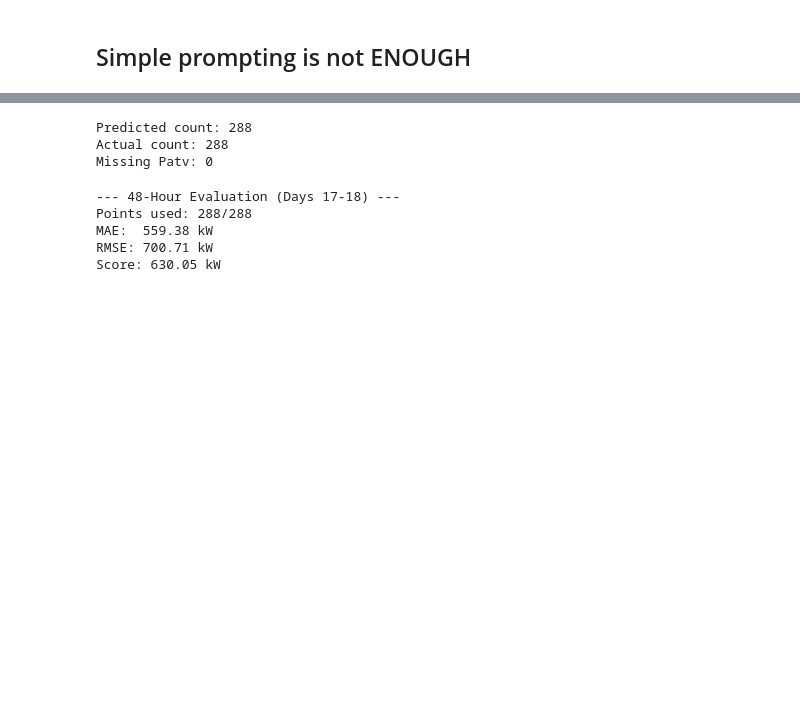
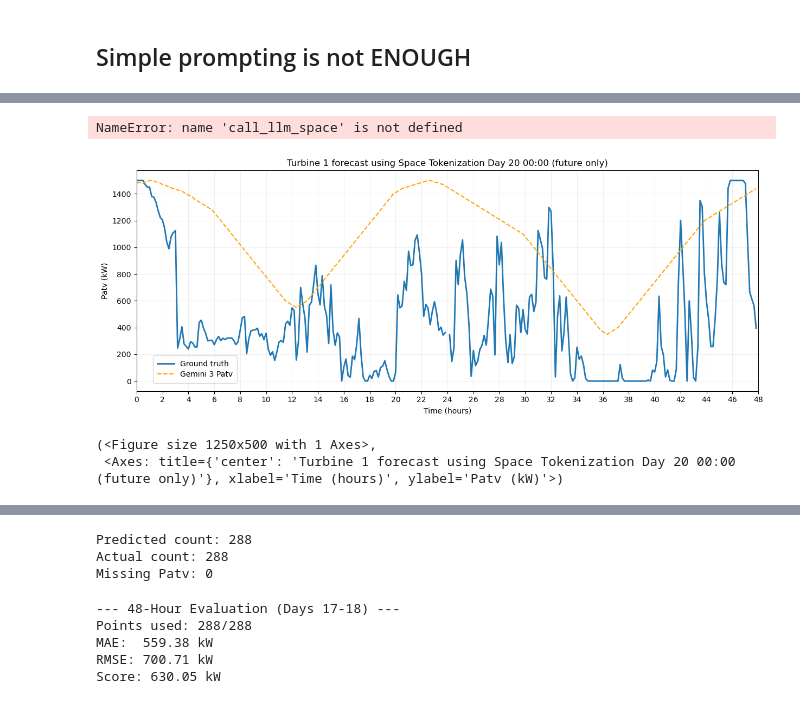
Before and after one commit to jettn/ece-285-team2, a Jupyter notebook: project.ipynb, the cells around one changed output, grey strips where cells are left out. Saved outputs shown, nothing was run; the diff lists cells and outputs as text; code cells hidden in the pictures; blank space fills up the shorter version.

```diff
--- a/project.ipynb
+++ b/project.ipynb
@@ -120,0 +214,13 @@ Task: Based on the historical patterns in the 14-day window provided, predict th
+# %%
+df = pd.read_csv('wtbdata_245days.csv')
+feature_sets = {
+    #"current_best_features": ["Wspd", "Etmp", "Itmp", "Patv"],
+    #"wind_only": ["Wspd", "Patv"],
+    #"wind_direction": ["Wspd", "Wdir", "Patv"],
+    #"wind_temp": ["Wspd", "Etmp", "Patv"],
+    #"wind_nacelle": ["Wspd", "Ndir", "Patv"],
+    #"wind_pitch (team 7)": ["Wspd", "Pab1", "Pab2", "Pab3", "Patv"],
+    #"all_physical": ["Wspd", "Wdir", "Etmp", "Itmp", "Ndir", "Patv"],
+    "all_features (Teams 1-6)": ["Wspd", "Wdir", "Etmp", "Itmp", "Ndir",
+                     "Pab1", "Pab2", "Pab3", "Prtv", "Patv"]
+}
@@ -121,9 +315,9 @@ Task: Based on the historical patterns in the 14-day window provided, predict th
 # %%
-def call_llm_test_features(df, Turb_ID, base_day, feature_cols):
+def call_llm_space(df, Turb_ID, end_day, feature_cols):
     turbine_data = df[df['TurbID'] == Turb_ID]
     turbine_data = turbine_data.dropna(subset=['Wspd'])
 
-    end_day = base_day + 13
+    base_day = end_day - 13
 
     # Always keep timestamp for ordering
     required_cols = ['Day', 'Tmstamp'] + feature_cols
@@ -196,8 +390,5 @@ Only raw JSON.
     else:  # gemini
         response = client.generate_content(
             prompt
-            #,generation_config={
-            #    "temperature": 0.2
-            #}
         )
         return response.text
@@ -203,0 +487,21 @@ Only raw JSON.
+# %%
+# 1. Get the response
+response_advanced = call_llm_advanced(df, 1, 19, feature_sets["all_features (Teams 1-6)"])
+# %% [output]
+NameError: name 'call_llm_space' is not defined
+# %%
+response_space = call_llm_space(df, 1, 19, feature_sets["all_features (Teams 1-6)"])
+# %%
+# 2. Plot it directly
+plot_llm_predictions_vs_ground_truth(
+    data_df=df,
+    llm_responses=[response_space],
+    labels=["Gemini 3 Patv"],
+    turb_id=1,
+    title="Turbine 1 forecast using Space Tokenization Day 20 00:00 (future only)",
+    forecast_day=20 # end_day + 1 (start of forecast)
+)
+# %% [output]
+[figure, added]
+(<Figure size 1250x500 with 1 Axes>,
+ <Axes: title={'center': 'Turbine 1 forecast using Space Tokenization Day 20 00:00 (future only)'}, xlabel='Time (hours)', ylabel='Patv (kW)'>)
```
Also changed, not shown: parts of 16 cells of this notebook, 2 other files.
